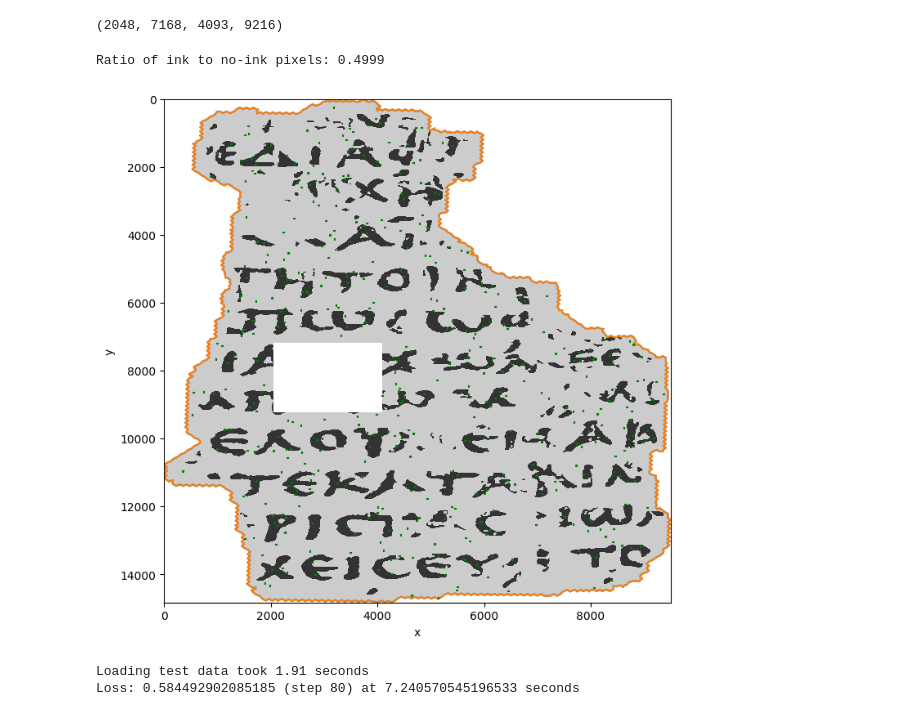
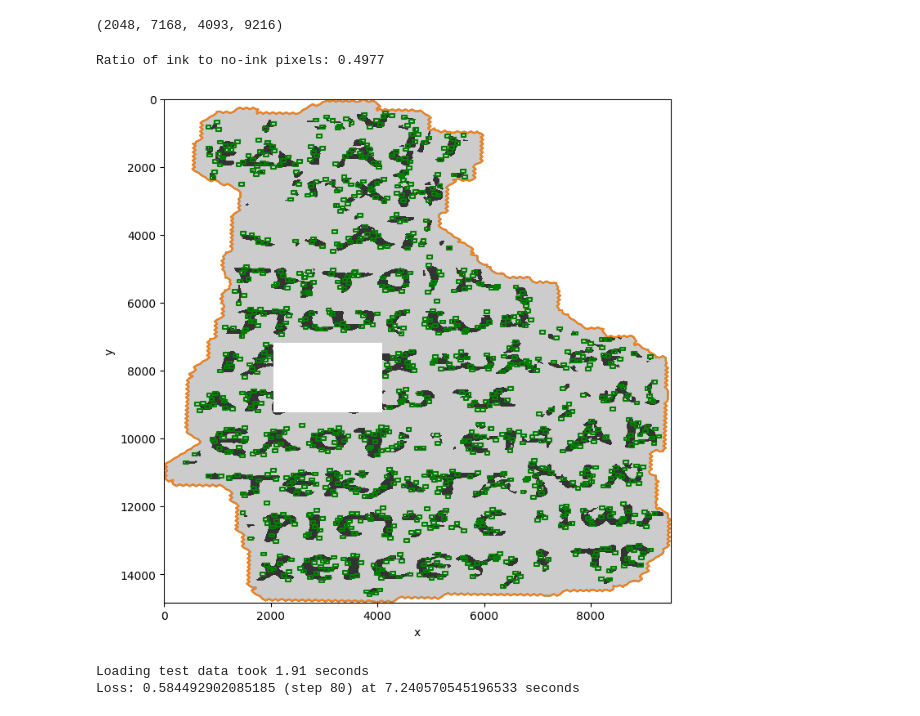
Before and after one commit to johnlavelle/vesuvius-ink-detection, a Jupyter notebook: notebooks/analysis.ipynb, the cells around one changed output. Drawn from its saved outputs; the diff is of its cells as text; code cells hidden in the pictures.

```diff
--- a/notebooks/analysis.ipynb
+++ b/notebooks/analysis.ipynb
@@ -35,3 +30,5 @@ device(type='cpu')
+# %%
+config = BaseTrainer.configuration()
 # %% [markdown]
 
 ## Plot fragment 1, with the test box and the mask
@@ -80,38 +81,38 @@ config1.test_box
 def plot_random_slice(slices: List,
                       labels_arr: DaskArray,
                       mask_arr: DaskArray,
                       mask_poly: Polygon,
                       test_box_poly: Polygon) -> None:
     fig, ax1 = plt.subplots(1, 1, figsize=(8, 8))
     ax1.plot(*mask_poly.exterior.xy)
     ax1.plot(*test_box_poly.exterior.xy)
     for slice_ in slices:
         rnd_box = box(slice_['x'].start,
                       slice_['y'].start,
                       slice_['x'].stop,
                       slice_['y'].stop)
         ax1.plot(*rnd_box.exterior.xy, color='green')
     ax1.invert_yaxis()
     ax1.set_title('Papyrus mask 1, test box & sample boxes')
     cmap = colors.ListedColormap(['0.8', '0.2'])
     labels_arr.astype('int').where(mask_arr).plot.imshow(ax=ax1, cmap=cmap, add_colorbar=False)
     ax1.invert_yaxis()
 
 
-def plot_random_slices(samples: int, box_=config1.test_box) -> None:
-    ds_demo = read_dataset_from_zarr(config1.test_box_fragment, config1.num_workers, config1.prefix)
+def plot_random_slices(samples: int, box_=config.test_box) -> None:
+    ds_demo = read_dataset_from_zarr(2, 3, prefix=config.prefix, normalize=True)
     ds_demo['full_mask'] = get_hold_back_mask(ds_demo, box_)
-    rvs = VolumeSamplerRndXYZ(ds_demo, config1.box_width_z, config1.box_width_xy, samples, balance=True)
+    rvs = VolumeSamplerRndXYZ(ds_demo, config.box_width_xy, config.box_width_z, samples, balance=True)
     poly_mask_demo = vectorise_raster(ds_demo['mask'].pad(x=1, y=1, mode="constant", constant_values=False).values)
     slices = [s for s in rvs]
     plot_random_slice(slices, ds_demo.labels, ds_demo.full_mask.load(), poly_mask_demo, poly_mask_demo)
     print(f"Ratio of ink to no-ink pixels: {rvs.total_ink_pixels / rvs.total_pixels:.4f}")
 
 
 plot_random_slices(1000)
 # %% [output]
-Ratio of ink to no-ink pixels: 0.4999
+Ratio of ink to no-ink pixels: 0.4977
-[figure, old version]
+[figure, new version]
 # %%
 XL, YL = 1100, 3500  # lower left corner of the test box
 WIDTH, HEIGHT = 1700, 1950
```
Also changed, not shown: parts of 3 cells of this notebook, 13 other files.
